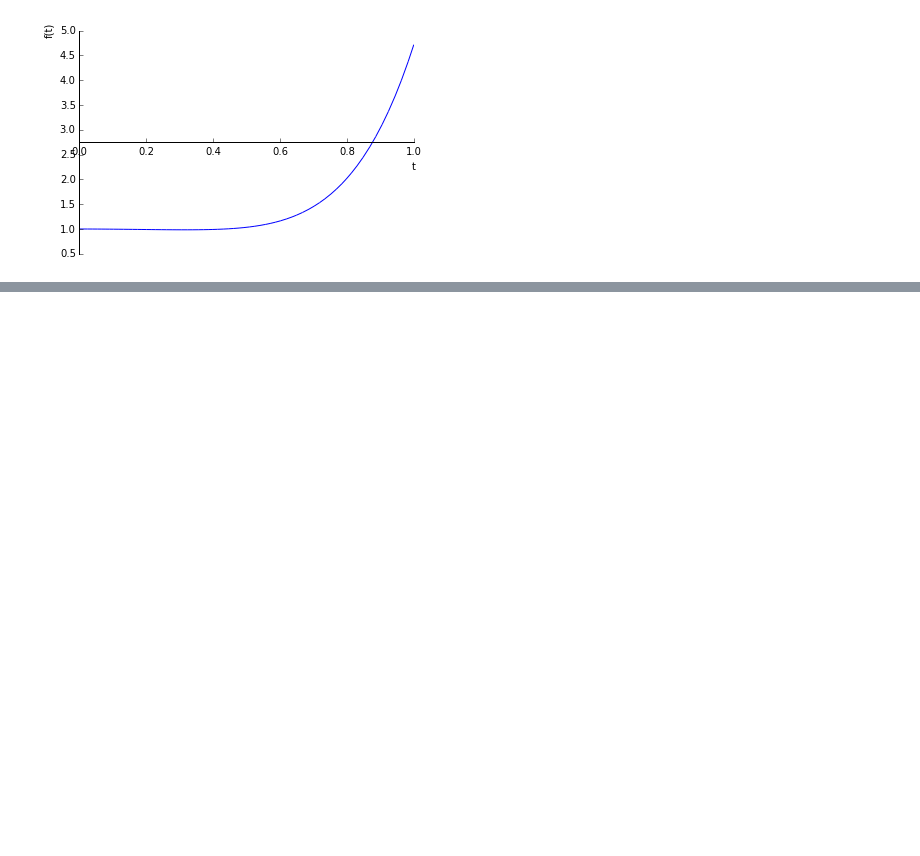
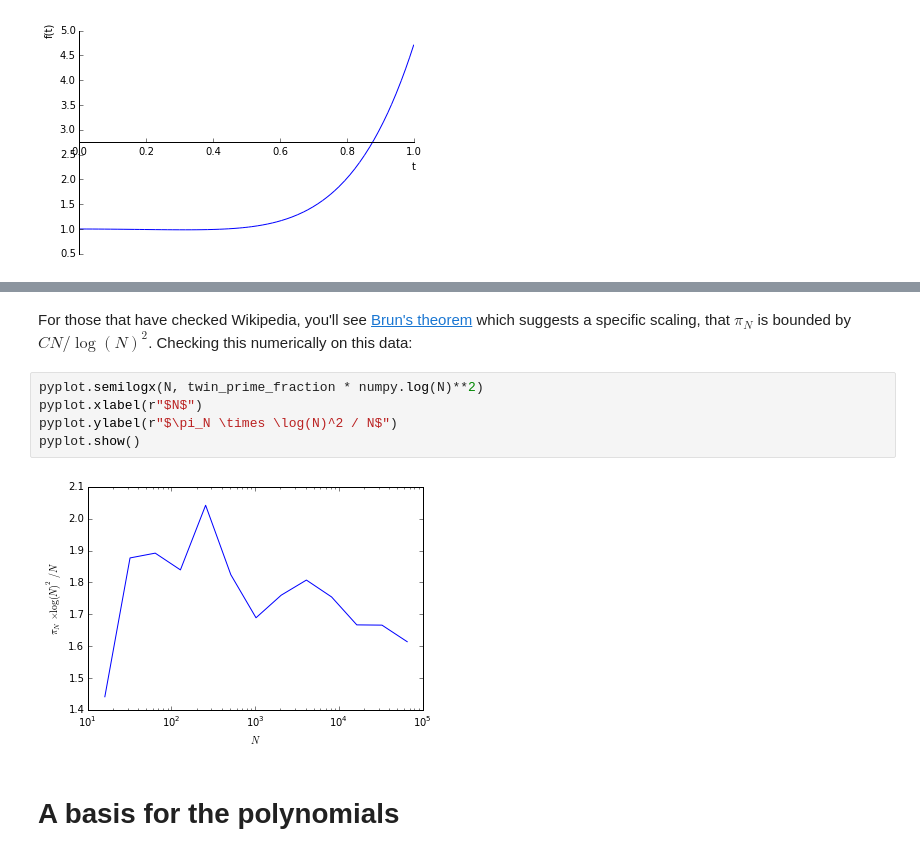
Before and after one commit to IanHawke/maths-with-python, a Jupyter notebook: ExercisesSolutions.ipynb, the cells around one changed output, grey strips where cells are left out. Drawn from its saved outputs; the diff is of its cells as text; blank space fills up the shorter version.

```diff
--- a/ExercisesSolutions.ipynb
+++ b/ExercisesSolutions.ipynb
@@ -1859,0 +1977,11 @@ for n in range(2, 11):
+# %% [markdown]
+For those that have checked Wikipedia, you'll see [Brun's theorem](https://en.wikipedia.org/wiki/Twin_prime#Brun.27s_theorem) which suggests a specific scaling, that $\pi_N$ is bounded by $C N / \log(N)^2$. Checking this numerically on this data:
+# %%
+pyplot.semilogx(N, twin_prime_fraction * numpy.log(N)**2)
+pyplot.xlabel(r"$N$")
+pyplot.ylabel(r"$\pi_N \times \log(N)^2 / N$")
+pyplot.show()
+# %% [output]
+[figure, added]
+# %% [markdown]
+# A basis for the polynomials
```
Also changed, not shown: parts of 56 cells of this notebook, 1 other file.
